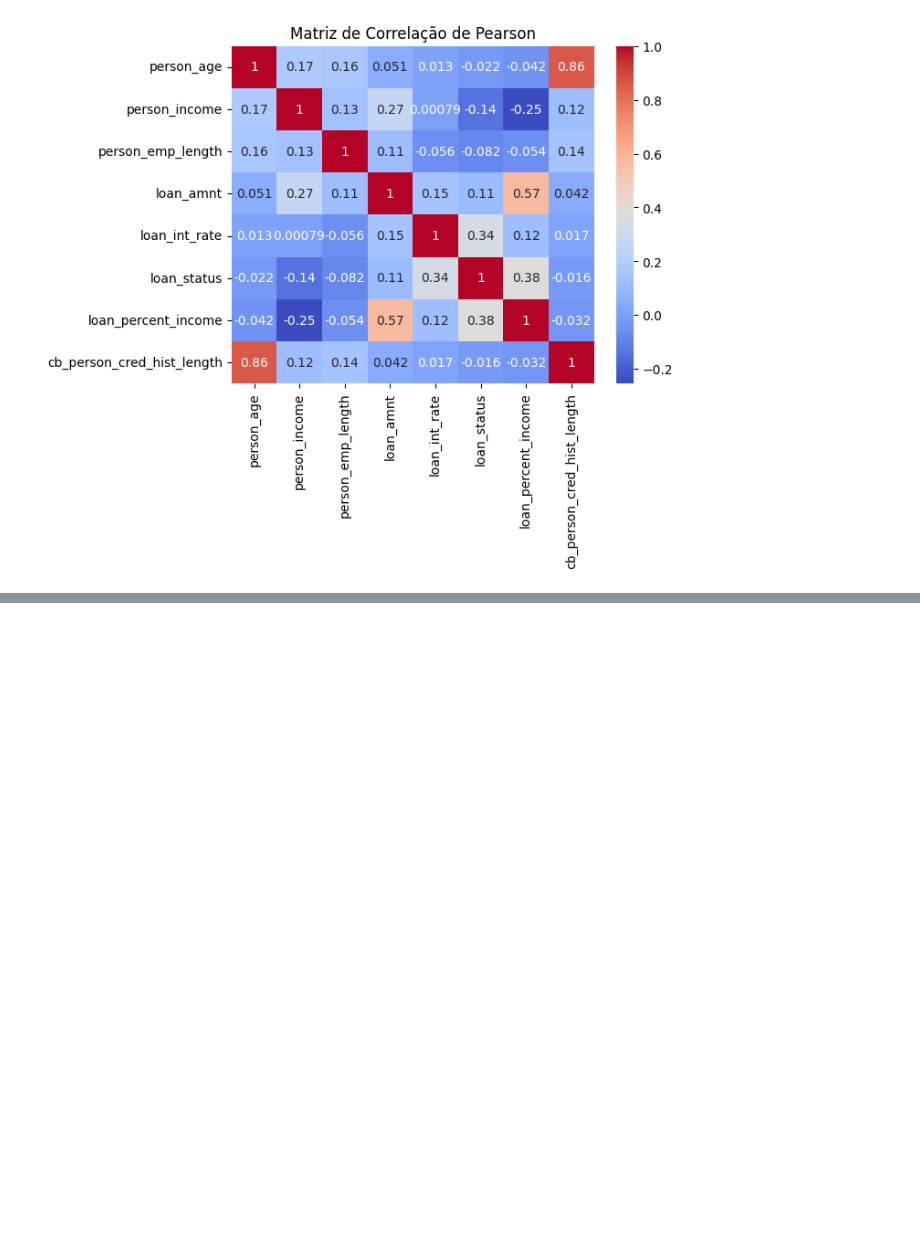
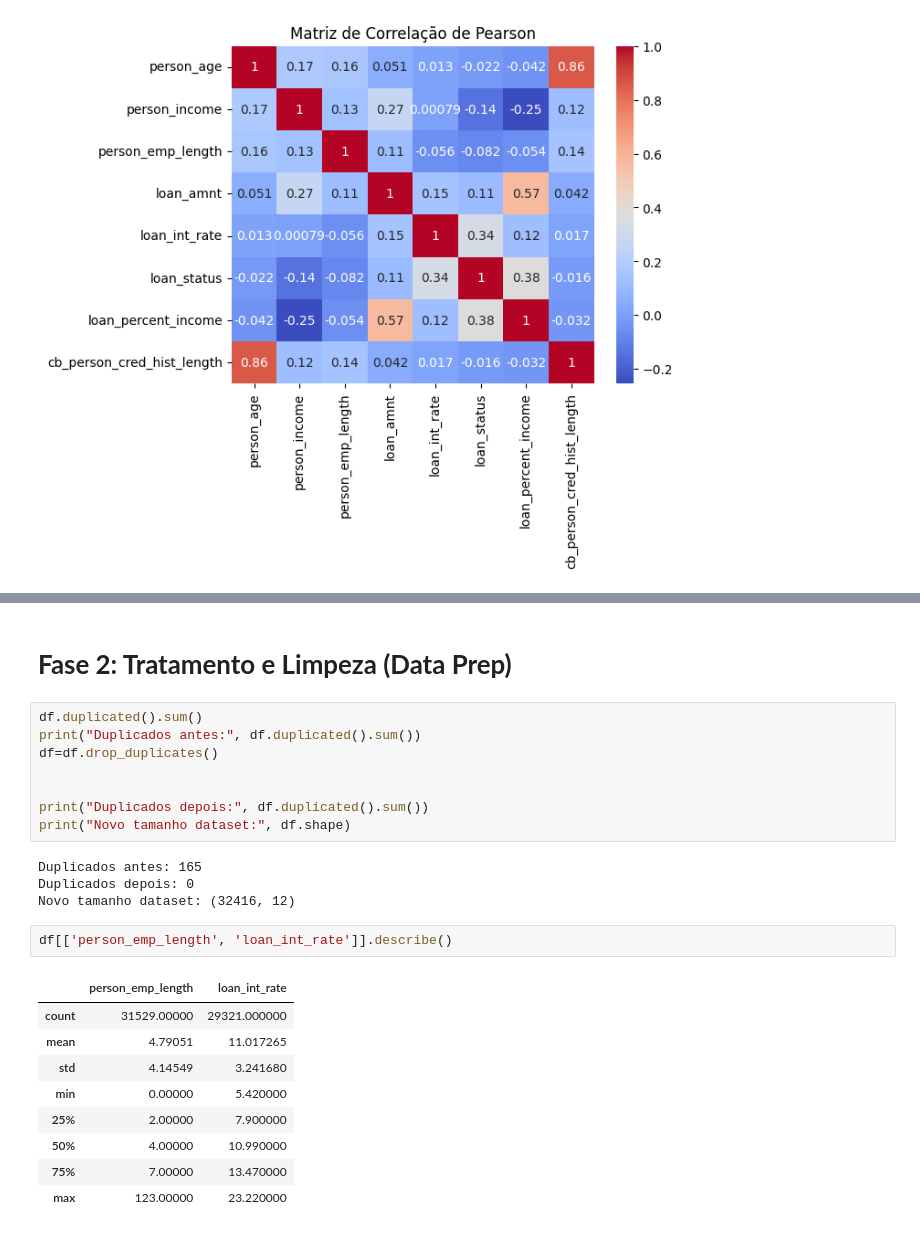
Before and after one commit to thais30206/Projeto-Final.-Modulo-1, a Jupyter notebook: Proyecto_final_Modulo_1.ipynb, the cells around one changed output, grey strips where cells are left out. Drawn from its saved outputs; the diff is of its cells as text; blank space fills up the shorter version.

```diff
--- a/Proyecto_final_Modulo_1.ipynb
+++ b/Proyecto_final_Modulo_1.ipynb
@@ -107,0 +112,26 @@ plt.show()
+# %% [markdown]
+# **Fase 2: Tratamento e Limpeza (Data Prep)**
+# %%
+df.duplicated().sum()
+print("Duplicados antes:", df.duplicated().sum())
+df=df.drop_duplicates()
+
+
+print("Duplicados depois:", df.duplicated().sum())
+print("Novo tamanho dataset:", df.shape)
+# %% [output]
+Duplicados antes: 165
+Duplicados depois: 0
+Novo tamanho dataset: (32416, 12)
+# %%
+df[['person_emp_length', 'loan_int_rate']].describe()
+# %% [output]
+|  | person_emp_length | loan_int_rate |
+| count | 31529.00000 | 29321.000000 |
+| mean | 4.79051 | 11.017265 |
+| std | 4.14549 | 3.241680 |
+| min | 0.00000 | 5.420000 |
+| 25% | 2.00000 | 7.900000 |
+| 50% | 4.00000 | 10.990000 |
+| 75% | 7.00000 | 13.470000 |
+| max | 123.00000 | 23.220000 |
```
Also changed, not shown: parts of 11 cells of this notebook.
